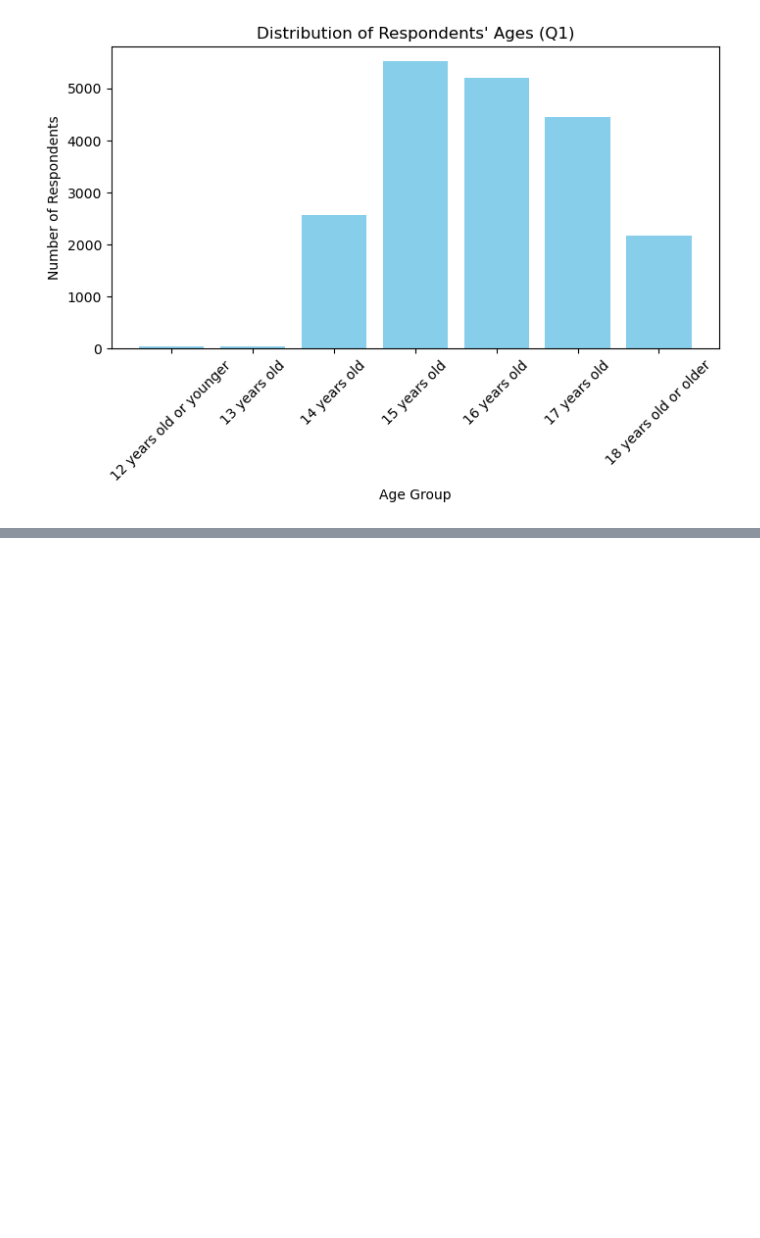
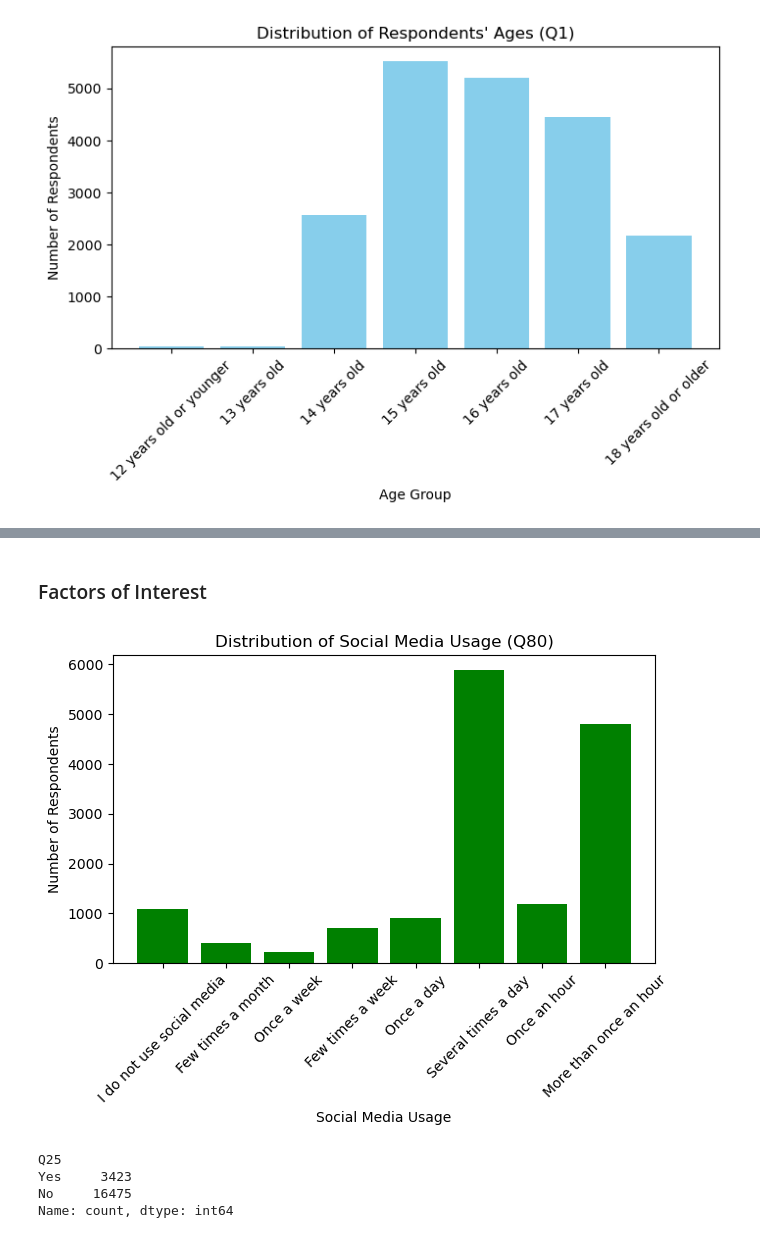
Before and after one commit to amyjxtan/Youth-Mental-Health, a Jupyter notebook: Youth_Mental_Health.ipynb, the cells around one changed output, grey strips where cells are left out. Saved outputs shown, nothing was run; the diff lists cells and outputs as text; code cells hidden in the pictures; blank space fills up the shorter version.

```diff
--- a/Youth_Mental_Health.ipynb
+++ b/Youth_Mental_Health.ipynb
@@ -93,0 +162,45 @@ plt.show()
+# %% [markdown]
+### Factors of Interest
+# %%
+# Creating key for social media usage
+sm_counts = df_cleaned['Q80'].value_counts().sort_index()
+
+sm_key = {
+    1.0: 'I do not use social media',
+    2.0: 'Few times a month',
+    3.0: 'Once a week',
+    4.0: 'Few times a week',
+    5.0: 'Once a day',
+    6.0: 'Several times a day',
+    7.0: 'Once an hour',
+    8.0: 'More than once an hour'
+}
+
+sm_counts.index = sm_counts.index.map(sm_key)
+
+# Display distribution of social media usage
+plt.figure(figsize=(7,4))
+ages = plt.bar(sm_counts.index, sm_counts, color = 'green')
+plt.title("Distribution of Social Media Usage (Q80)")
+plt.xlabel('Social Media Usage')
+plt.ylabel('Number of Respondents')
+plt.xticks(rotation=45)
+plt.show()
+# %% [output]
+[figure, added]
+# %%
+# Frequency of being electronically bullied over the past 12 months
+bullied_counts = df_cleaned['Q25'].value_counts().sort_index()
+
+bullied_key = {
+    1.0: 'Yes',
+    2.0: 'No'
+}
+
+bullied_counts.index = bullied_counts.index.map(bullied_key)
+bullied_counts
+# %% [output]
+Q25
+Yes     3423
+No     16475
+Name: count, dtype: int64
```
Also changed, not shown: parts of 21 cells of this notebook.
